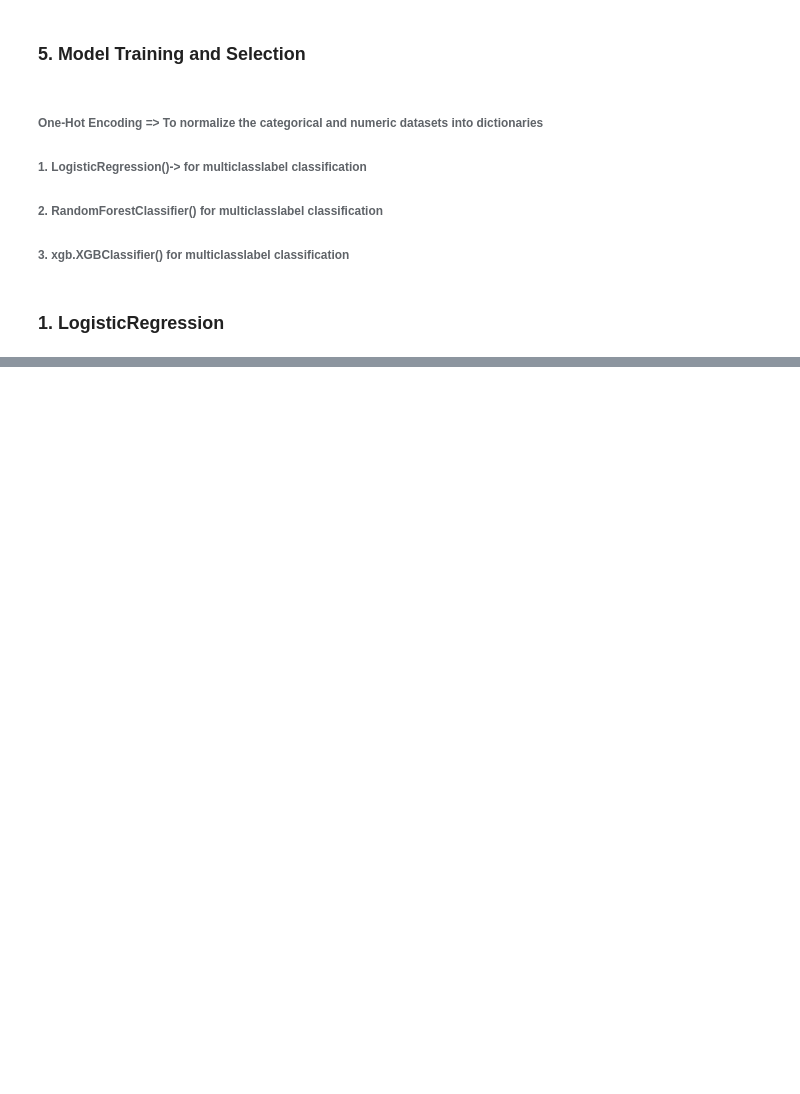
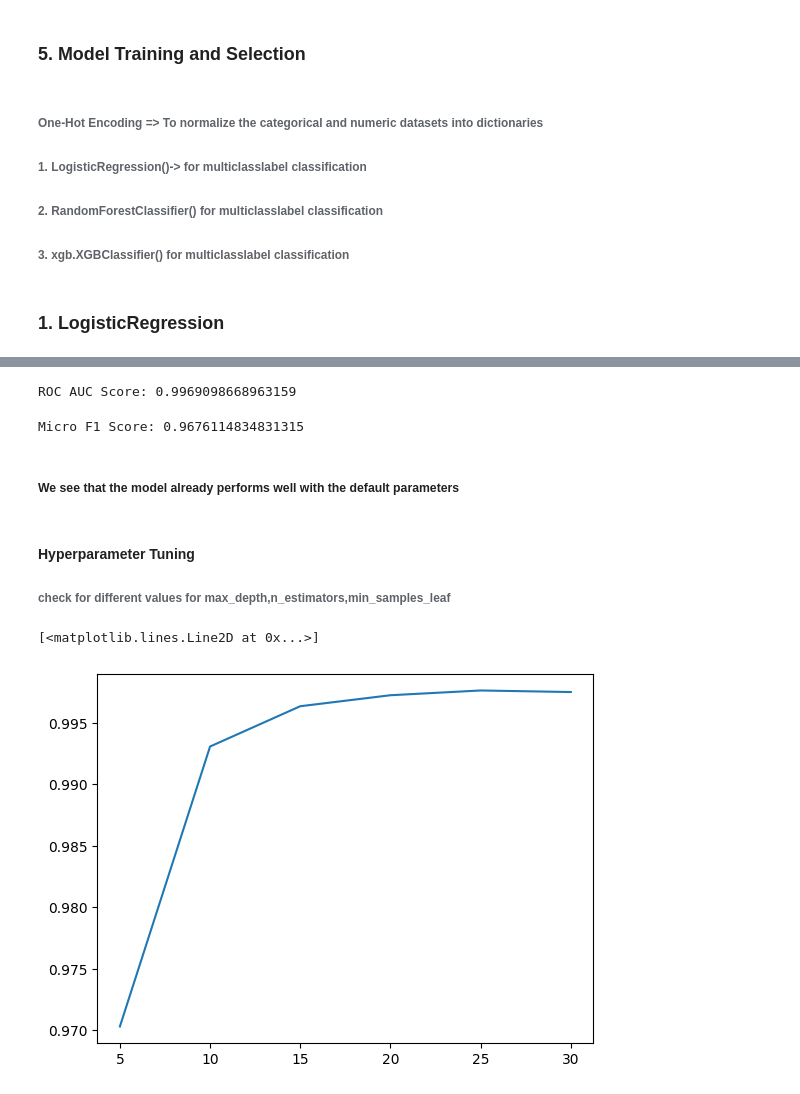
Before and after one commit to sam47-asfaw/Churn-Service, a Jupyter notebook: notebook.ipynb, the cells around one changed output, grey strips where cells are left out. Drawn from its saved outputs; the diff is of its cells as text; code cells hidden in the pictures; blank space fills up the shorter version.

Commit message:
completed training model

```diff
--- a/notebook.ipynb
+++ b/notebook.ipynb
@@ -677,0 +807,13 @@ roc_auc_score(y_val, y_pred, average='weighted',sample_weight=None, max_fpr=None
+# %%
+# use default values for RandomForestClassifier
+rf = RandomForestClassifier(
+    max_depth=None,
+    n_estimators=100,
+    min_samples_leaf=1,
+    random_state=1,
+    n_jobs=-1,
+        )
+# %%
+dv, model = train(df_train,y_train, rf)
+y_pred, y_pred_prob= predict(df_val, dv, model)
+y_pred
@@ -677,0 +838,36 @@ roc_auc_score(y_val, y_pred, average='weighted',sample_weight=None, max_fpr=None
+# %%
+# Find the Roc_AUC_Score of the model
+roc_auc = roc_auc_score(y_val, y_pred_prob, average='micro', multi_class= 'ovr')
+
+print(f"ROC AUC Score: {roc_auc}")
+# %% [output]
+ROC AUC Score: 0.9969098668963159
+# %%
+f1 = f1_score(y_val, y_pred, average='weighted')
+print("Micro F1 Score:", f1)
+# %% [output]
+Micro F1 Score: 0.9676114834831315
+# %% [markdown]
+##### We see that the model already performs well with the default parameters
+# %% [markdown]
+#### Hyperparameter Tuning
+###### check for different values for max_depth,n_estimators,min_samples_leaf
+# %%
+# max_depth
+scores = []
+for d in [5, 10, 15, 20, 25, 30]:
+    rf = RandomForestClassifier(max_depth=d, random_state=1)
+
+    dv, model = train(df_train,y_train, rf)
+
+    y_pred, y_pred_prob = predict(df_val, dv, model)
+
+    auc = roc_auc_score(y_val, y_pred_prob, average='micro', multi_class= 'ovr')
+    f1 = f1_score(y_val, y_pred, average='weighted')
+    scores.append((d,auc, f1))
+# %%
+df_scores = pd.DataFrame(scores, columns=['max_depth','roc_auc_score', 'f1_score'])
+plt.plot(df_scores.max_depth, df_scores.roc_auc_score)
+# %% [output]
+[<matplotlib.lines.Line2D at 0x...>]
+[figure, added]
```
Also changed, not shown: parts of 38 cells of this notebook, 3 other files.
